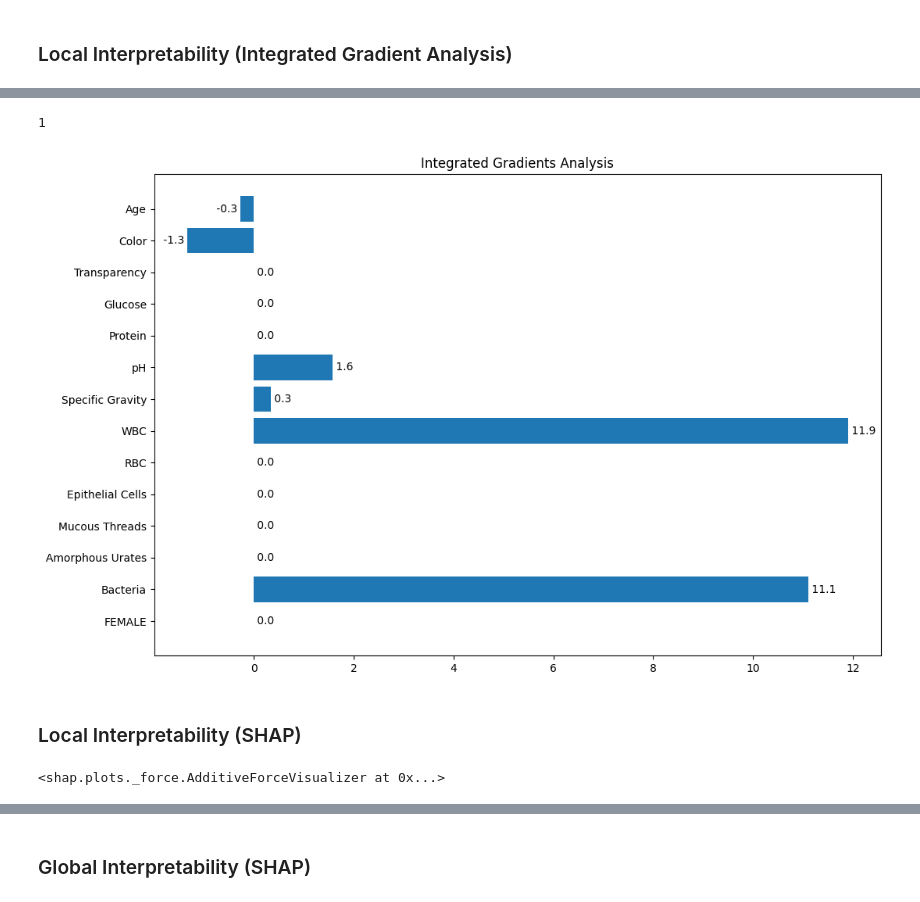
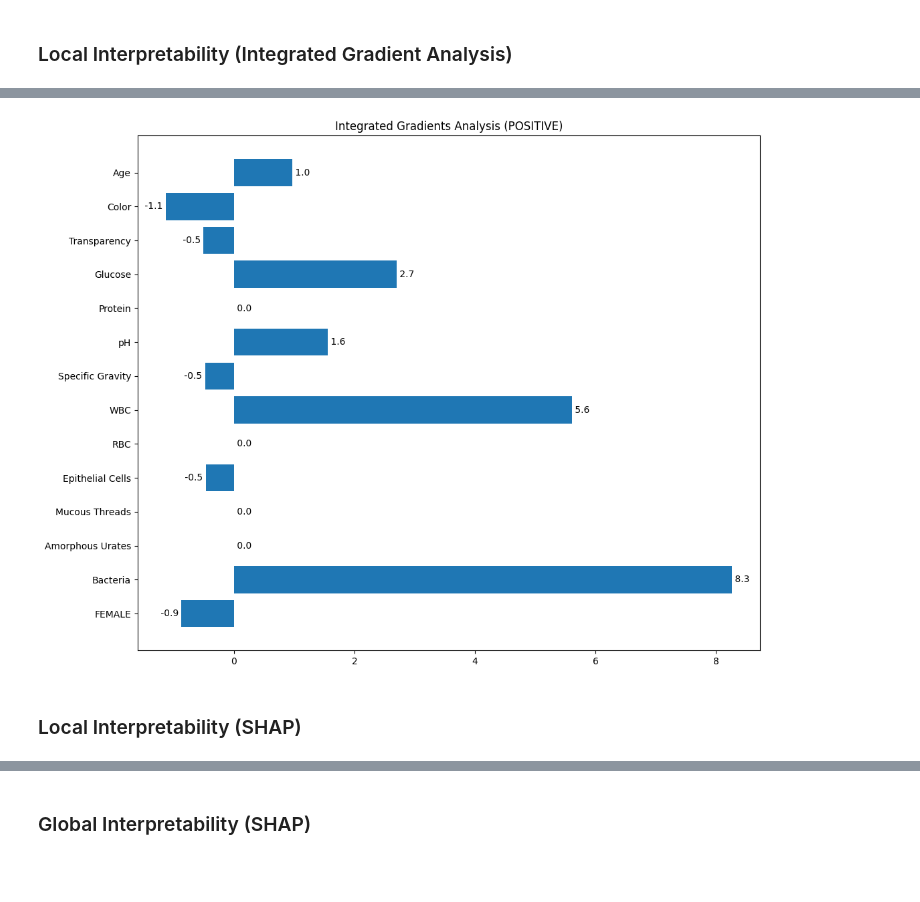
Before and after one commit to kr-agdeppa/UTI-Diagnosis-Classification, a Jupyter notebook: src/MODEL INTERPRETATION.ipynb, the cells around one changed output, grey strips where cells are left out. Drawn from its saved outputs; the diff is of its cells as text; code cells hidden in the pictures; blank space fills up the shorter version.

Commit message:
used local directory instead of kaggle, changed integrated gradient analysis plot title, added positive and negative local interpretability, imporved documentation

```diff
--- a/src/MODEL INTERPRETATION.ipynb
+++ b/src/MODEL INTERPRETATION.ipynb
@@ -37,5 +27,5 @@ for dirname, _, filenames in os.walk('/kaggle/input'):
 # %%
-X_TRAIN_UNSCALED, X_TEST_UNSCALED, Y_TRAIN, Y_TEST = load(r"/kaggle/input/serialized-uti-dataset/preprocessed_data.joblib")
+X_TRAIN, X_TEST, Y_TRAIN, Y_TEST = load(r"../data/preprocessed_data.joblib")
 # %% [markdown]
 ### Load the Model
 # %%
@@ -106,7 +96,7 @@ class ClassifierNN(nn.Module):
 # %%
 BEST_MODEL = ClassifierNN()
 
-BEST_MODEL.load_state_dict(torch.load(r"/kaggle/input/mlp-parameters/mlp_parameters_tensor.pth"))
+BEST_MODEL.load_state_dict(torch.load(r"../data/mlp_parameters_tensor.pth"))
 # %% [output]
 <All keys matched successfully>
 # %%
@@ -120,0 +113,8 @@ ClassifierNN(
+# %%
+# Sample data to use for local interpretability (POSITIVE)
+SAMPLE_INDEX_POSITIVE  = -1
+INPUT_DATA_POSITIVE = X_TEST.iloc[SAMPLE_INDEX_POSITIVE]
+LABEL_POS = Y_TEST.to_list()[SAMPLE_INDEX_POSITIVE]
+# %%
+INPUT_DATA_POSITIVE = X_TEST.iloc[SAMPLE_INDEX_POSITIVE]
+INPUT_DATA_POSITIVE
@@ -200,22 +227,18 @@ Name: 430, dtype: object
-# %%
-LABEL
-# %% [output]
-1
 # %%
-ATTRIBUTION_MAP = integrated_gradients_analysis(BEST_MODEL, INPUT_DATA, LABEL, X_TRAIN_UNSCALED.columns)
+ATTRIBUTION_MAP = integrated_gradients_analysis(BEST_MODEL, INPUT_DATA_POSITIVE, LABEL_POS)
 
-_, AXS = plt.subplots(figsize=(12, 8))
+_, AXS = plt.subplots(figsize=(12, 10))
 
-bar_graph = AXS.barh(X_TRAIN_UNSCALED.columns, ATTRIBUTION_MAP)
+bar_graph = AXS.barh(X_TRAIN.columns, ATTRIBUTION_MAP)
 
 CONTAINER = AXS.containers[0]
 AXS.bar_label(bar_graph, labels=[f' {x:,.1f} ' for x in CONTAINER.datavalues])
 
-AXS.set_title("Integrated Gradients Analysis")
+AXS.set_title("Integrated Gradients Analysis (POSITIVE)")
 AXS.invert_yaxis()
 plt.show()
 # %% [output]
-[figure, old version]
+[figure, new version]
 # %% [markdown]
 ### Local Interpretability (SHAP)
 # %%
@@ -231,8 +254,3 @@ INPUT_TENSOR = torch.tensor(INPUT_DATA)
 EXPLAINER = shap.DeepExplainer(BEST_MODEL, INPUT_TENSOR)
 # %%
 SHAP_VALUES = EXPLAINER.shap_values(INPUT_TENSOR, check_additivity=False)
-# %%
-# selecting the first array from the variable values. values[1] = POSITIVE classification
-shap.force_plot(EXPLAINER.expected_value[1], SHAP_VALUES[1][SAMPLE_INDEX], X_TRAIN_UNSCALED.columns)
-# %% [output]
-<shap.plots._force.AdditiveForceVisualizer at 0x...>
```
Also changed, not shown: parts of 19 cells of this notebook.
